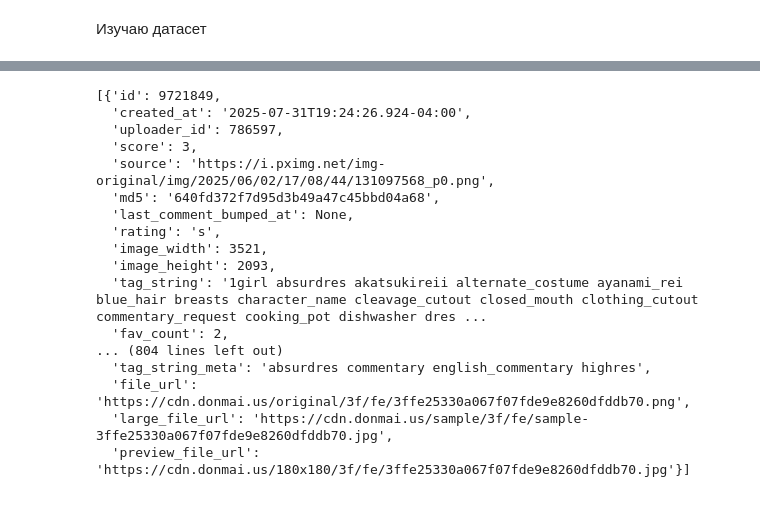
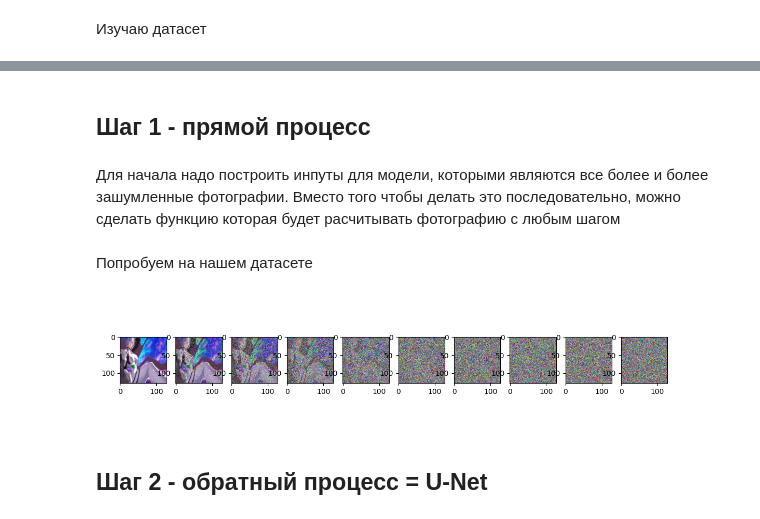
Before and after one commit to Rainfue/Diffusion, a Jupyter notebook: ddpm_from_scratch/main.ipynb, the cells around one changed output, grey strips where cells are left out. Saved outputs shown, nothing was run; the diff lists cells and outputs as text; code cells hidden in the pictures.

Commit message:
last try training on CPU

```diff
--- a/ddpm_from_scratch/main.ipynb
+++ b/ddpm_from_scratch/main.ipynb
@@ -159,20 +62,4 @@ if __name__ == "__main__":
-# %%
-data
-# %% [output]
-[{'id': 9721849,
-  'created_at': '2025-07-31T19:24:26.924-04:00',
-  'uploader_id': 786597,
-  'score': 3,
-  'source': 'https://i.pximg.net/img-original/img/2025/06/02/17/08/44/131097568_p0.png',
-  'md5': '640fd372f7d95d3b49a47c45bbd04a68',
-  'last_comment_bumped_at': None,
-  'rating': 's',
-  'image_width': 3521,
-  'image_height': 2093,
-  'tag_string': '1girl absurdres akatsukireii alternate_costume ayanami_rei blue_hair breasts character_name cleavage_cutout closed_mouth clothing_cutout commentary_request cooking_pot dishwasher dres ...
-  'fav_count': 2,
-... (804 lines left out)
-  'tag_string_meta': 'absurdres commentary english_commentary highres',
-  'file_url': 'https://cdn.donmai.us/original/3f/fe/3ffe25330a067f07fde9e8260dfddb70.png',
-  'large_file_url': 'https://cdn.donmai.us/sample/3f/fe/sample-3ffe25330a067f07fde9e8260dfddb70.jpg',
-  'preview_file_url': 'https://cdn.donmai.us/180x180/3f/fe/3ffe25330a067f07fde9e8260dfddb70.jpg'}]
+# %% [markdown]
+## Шаг 1 - прямой процесс
+# %% [markdown]
+Для начала надо построить инпуты для модели, которыми являются все более и более зашумленные фотографии. Вместо того чтобы делать это последовательно, можно сделать функцию которая будет расчитывать фотографию с любым шагом
@@ -178,0 +107,49 @@ data
+# %% [markdown]
+Попробуем на нашем датасете
+# %%
+IMG_SIZE = 128
+BATCH_SIZE = 32
+
+def load_transformed_dataset():
+    transform = transforms.Compose([
+        transforms.Resize((IMG_SIZE, IMG_SIZE)),
+        transforms.RandomHorizontalFlip(),
+        transforms.ToTensor(),
+        transforms.Lambda(lambda t: (t*2)-1)
+    ])
+    return torchvision.datasets.ImageFolder(root='images', transform=transform)
+
+def show_tensor_images(image):
+    reverse_transform = transforms.Compose([
+        transforms.Lambda(lambda t: (t+1) / 2),
+        transforms.Lambda(lambda t: t.permute(1,2,0)),
+        transforms.Lambda(lambda t: t * 255.),
+        transforms.Lambda(lambda t: t.numpy().astype(np.uint8)),
+        transforms.ToPILImage()
+
+    ])
+    # Берем первое изображения из батча
+    if len(image.shape) == 4:
+        image = image[0, :, :, :]
+    plt.imshow(reverse_transform(image))
+# %%
+data = load_transformed_dataset()
+dataloader = DataLoader(data, batch_size=BATCH_SIZE, shuffle=True, drop_last=True)
+# %%
+# Симулируем прямое зашумление
+image = next(iter(dataloader))[0]
+
+plt.figure(figsize=(15,3))
+plt.axis('off')
+num_images = 10
+stepsize = int(T/num_images)
+
+for idx in range(0, T, stepsize):
+    t = torch.Tensor([idx]).type(torch.int64)
+    plt.subplot(1, num_images+1, int(idx/stepsize)+1)
+    img, noise = forward_diffusion_sample(image, t)
+    show_tensor_images(img)
+# %% [output]
+[figure, added]
+# %% [markdown]
+## Шаг 2 - обратный процесс = U-Net
```
Also changed, not shown: parts of 28 cells of this notebook, 18 other files.
